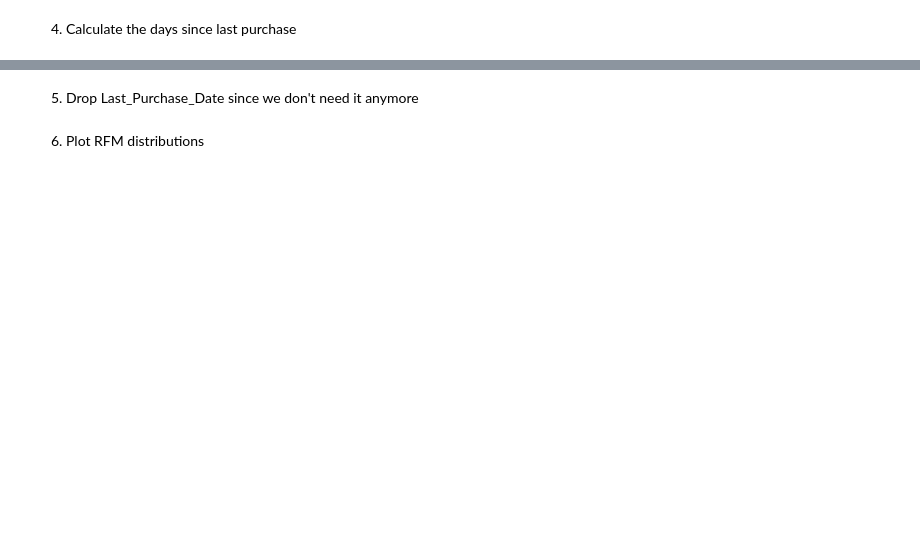
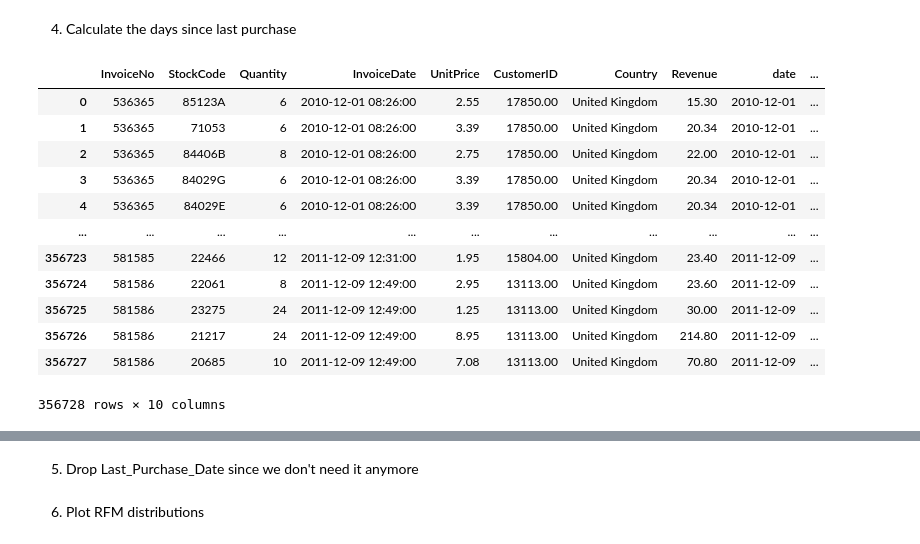
Before and after one commit to habip-bingol/Projects, a Jupyter notebook: ML_Projects/Capstone Projects/Customer_Segmentation/Customer_Segmentation_Student_Notebook_Capstone_1_V2.ipynb, the cells around one changed output, grey strips where cells are left out. Drawn from its saved outputs; the diff is of its cells as text; code cells hidden in the pictures; blank space fills up the shorter version.

```diff
--- a/ML_Projects/Capstone Projects/Customer_Segmentation/Customer_Segmentation_Student_Notebook_Capstone_1_V2.ipynb
+++ b/ML_Projects/Capstone Projects/Customer_Segmentation/Customer_Segmentation_Student_Notebook_Capstone_1_V2.ipynb
@@ -883,3 +912,6 @@ To calculate the recency values, follow these steps in order:
 6. Plot RFM distributions
 # %% [markdown]
 1. Choose a date as a point of reference to evaluate how many days ago was the customer's last purchase.
+# %%
+df_uk.InvoiceDate = pd.to_datetime(df_uk.InvoiceDate)
+df_uk.InvoiceDate
@@ -890,2 +1015,18 @@ To calculate the recency values, follow these steps in order:
 # %% [markdown]
 4. Calculate the days since last purchase
+# %%
+df_uk
+# %% [output]
+|  | InvoiceNo | StockCode | Quantity | InvoiceDate | UnitPrice | CustomerID | Country | Revenue | date | ... |
+| 0 | 536365 | 85123A | 6 | 2010-12-01 08:26:00 | 2.55 | 17850.00 | United Kingdom | 15.30 | 2010-12-01 | ... |
+| 1 | 536365 | 71053 | 6 | 2010-12-01 08:26:00 | 3.39 | 17850.00 | United Kingdom | 20.34 | 2010-12-01 | ... |
+| 2 | 536365 | 84406B | 8 | 2010-12-01 08:26:00 | 2.75 | 17850.00 | United Kingdom | 22.00 | 2010-12-01 | ... |
+| 3 | 536365 | 84029G | 6 | 2010-12-01 08:26:00 | 3.39 | 17850.00 | United Kingdom | 20.34 | 2010-12-01 | ... |
+| 4 | 536365 | 84029E | 6 | 2010-12-01 08:26:00 | 3.39 | 17850.00 | United Kingdom | 20.34 | 2010-12-01 | ... |
+| ... | ... | ... | ... | ... | ... | ... | ... | ... | ... | ... |
+| 356723 | 581585 | 22466 | 12 | 2011-12-09 12:31:00 | 1.95 | 15804.00 | United Kingdom | 23.40 | 2011-12-09 | ... |
+| 356724 | 581586 | 22061 | 8 | 2011-12-09 12:49:00 | 2.95 | 13113.00 | United Kingdom | 23.60 | 2011-12-09 | ... |
+| 356725 | 581586 | 23275 | 24 | 2011-12-09 12:49:00 | 1.25 | 13113.00 | United Kingdom | 30.00 | 2011-12-09 | ... |
+| 356726 | 581586 | 21217 | 24 | 2011-12-09 12:49:00 | 8.95 | 13113.00 | United Kingdom | 214.80 | 2011-12-09 | ... |
+| 356727 | 581586 | 20685 | 10 | 2011-12-09 12:49:00 | 7.08 | 13113.00 | United Kingdom | 70.80 | 2011-12-09 | ... |
+356728 rows × 10 columns
```
Also changed, not shown: parts of 14 cells of this notebook.
